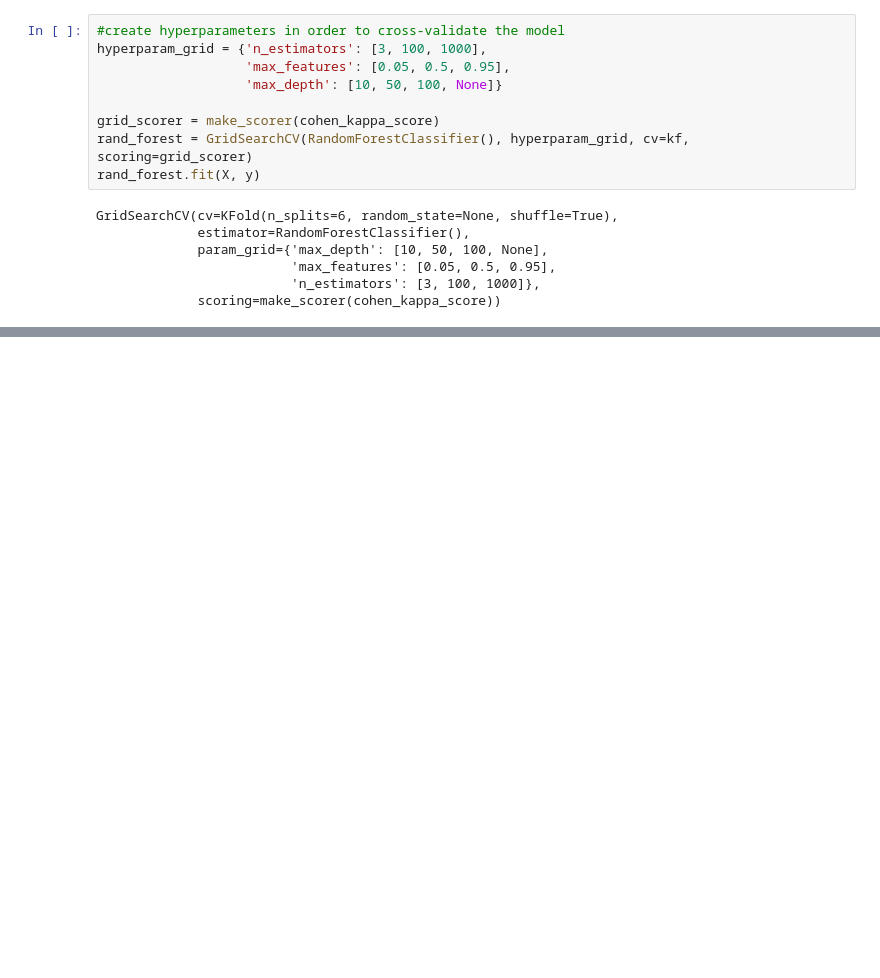
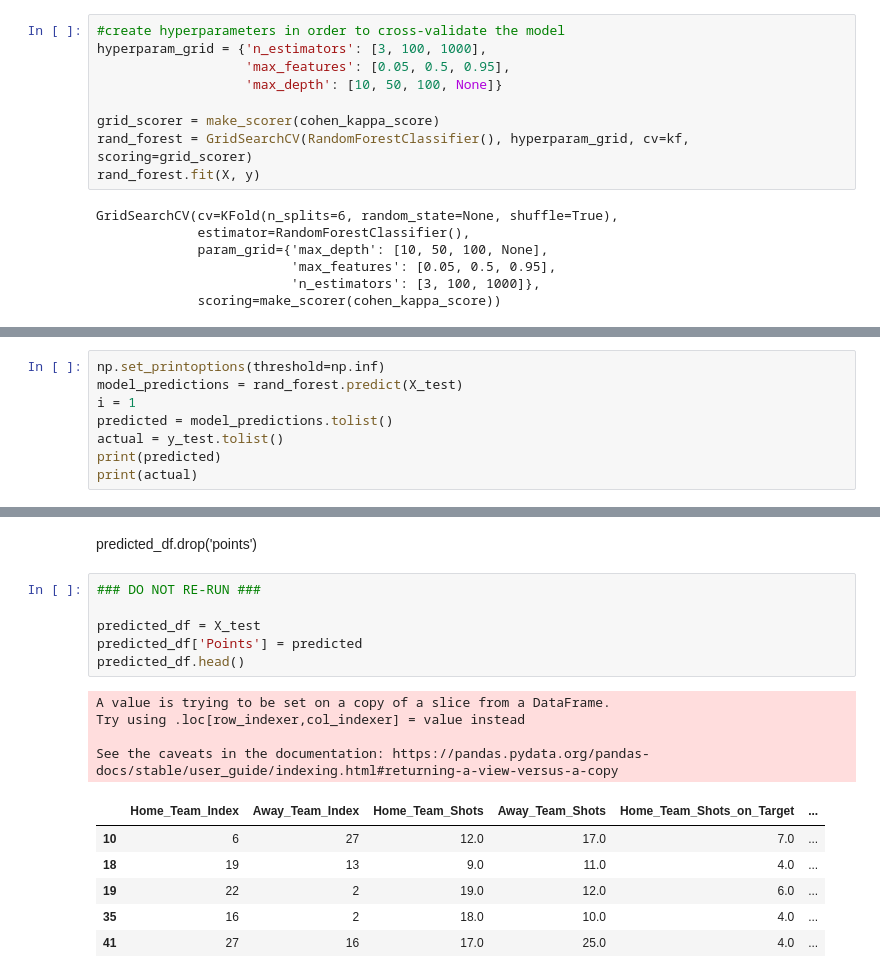
Before and after one commit to kingazaan/serie_a_analysis, a Jupyter notebook: analysis.ipynb, the cells around one changed output, grey strips where cells are left out. Saved outputs shown, nothing was run; the diff lists cells and outputs as text; blank space fills up the shorter version.

```diff
--- a/analysis.ipynb
+++ b/analysis.ipynb
@@ -347,0 +348,8 @@ print(rand_forest.best_params_)
+# %%
+np.set_printoptions(threshold=np.inf)
+model_predictions = rand_forest.predict(X_test)
+i = 1
+predicted = model_predictions.tolist()
+actual = y_test.tolist()
+print(predicted)
+print(actual)
@@ -347,0 +369,19 @@ print(rand_forest.best_params_)
+# %% [markdown]
+predicted_df.drop('points')
+# %%
+### DO NOT RE-RUN ###
+
+predicted_df = X_test
+predicted_df['Points'] = predicted
+predicted_df.head()
+# %% [output]
+A value is trying to be set on a copy of a slice from a DataFrame.
+Try using .loc[row_indexer,col_indexer] = value instead
+
+See the caveats in the documentation: https://pandas.pydata.org/pandas-docs/stable/user_guide/indexing.html#returning-a-view-versus-a-copy
+|  | Home_Team_Index | Away_Team_Index | Home_Team_Shots | Away_Team_Shots | Home_Team_Shots_on_Target | ... |
+| 10 | 6 | 27 | 12.0 | 17.0 | 7.0 | ... |
+| 18 | 19 | 13 | 9.0 | 11.0 | 4.0 | ... |
+| 19 | 22 | 2 | 19.0 | 12.0 | 6.0 | ... |
+| 35 | 16 | 2 | 18.0 | 10.0 | 4.0 | ... |
+| 41 | 27 | 16 | 17.0 | 25.0 | 4.0 | ... |
```
Also changed, not shown: parts of 14 cells of this notebook, 2 other files.
